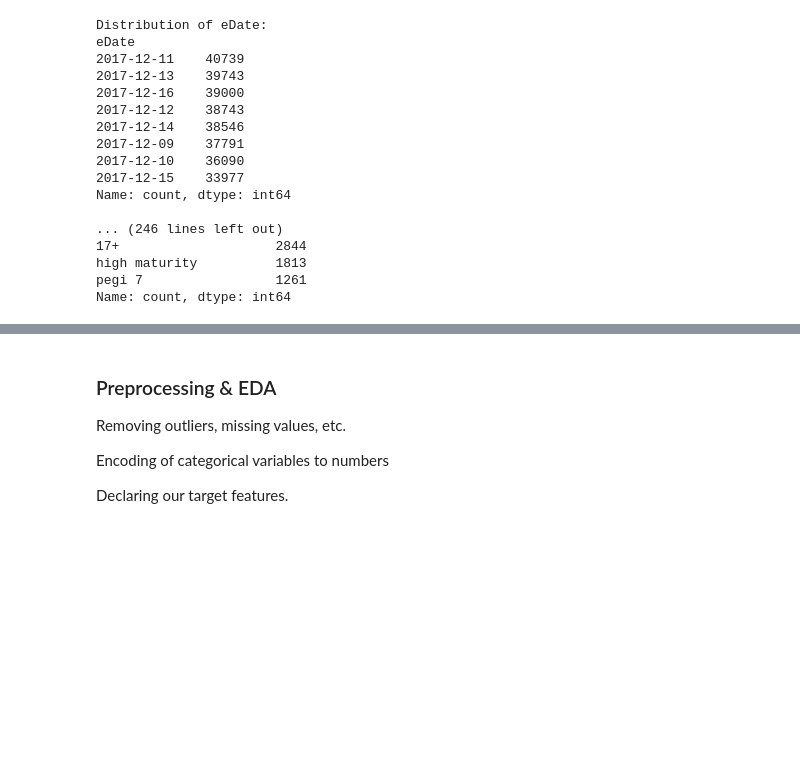
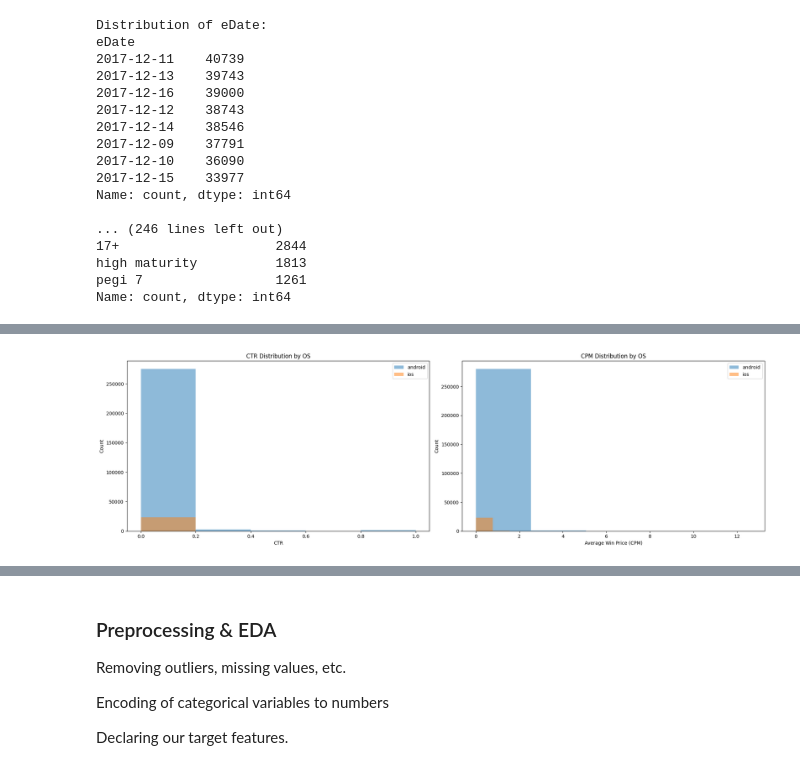
Before and after one commit to ROCstudios/ad-bidding-challenge, a Jupyter notebook: v2_channel_bid_strategy.ipynb, the cells around one changed output, grey strips where cells are left out. Drawn from its saved outputs; the diff is of its cells as text; code cells hidden in the pictures; blank space fills up the shorter version.

```diff
--- a/v2_channel_bid_strategy.ipynb
+++ b/v2_channel_bid_strategy.ipynb
@@ -237,0 +212,31 @@ plt.show()
+# %%
+# let's display the distribution of our channel metrics
+
+unique_os = historical_df['os'].unique()
+
+fig, (ax1, ax2) = plt.subplots(1, 2, figsize=(20, 6))
+
+# Plot CTR distribution
+for os in unique_os:
+    data = historical_df[historical_df['os'] == os]
+    ax1.hist(data['CTR'], bins=5, label=os, alpha=0.5)
+
+ax1.set_title('CTR Distribution by OS')
+ax1.set_xlabel('CTR')
+ax1.set_ylabel('Count')
+ax1.legend()
+
+# Plot CPM distribution
+for os in unique_os:
+    data = historical_df[historical_df['os'] == os]
+    ax2.hist(data['AverageWinPrice (CPM)'], bins=5, label=os, alpha=0.5)
+
+ax2.set_title('CPM Distribution by OS')
+ax2.set_xlabel('Average Win Price (CPM)')
+ax2.set_ylabel('Count')
+ax2.legend()
+
+plt.tight_layout()
+plt.show()
+# %% [output]
+[figure, added]
```
Also changed, not shown: parts of 31 cells of this notebook, 2 other files.
